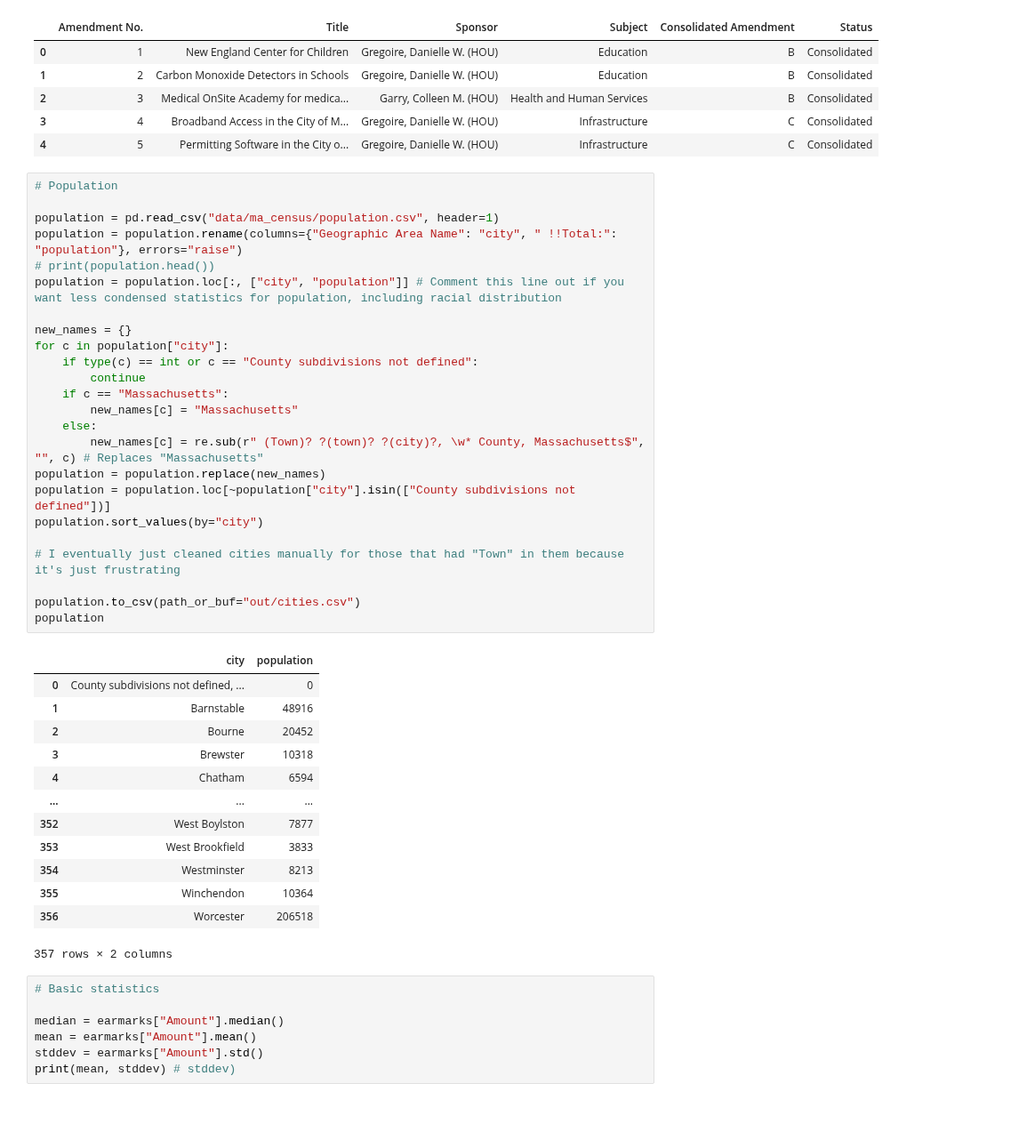
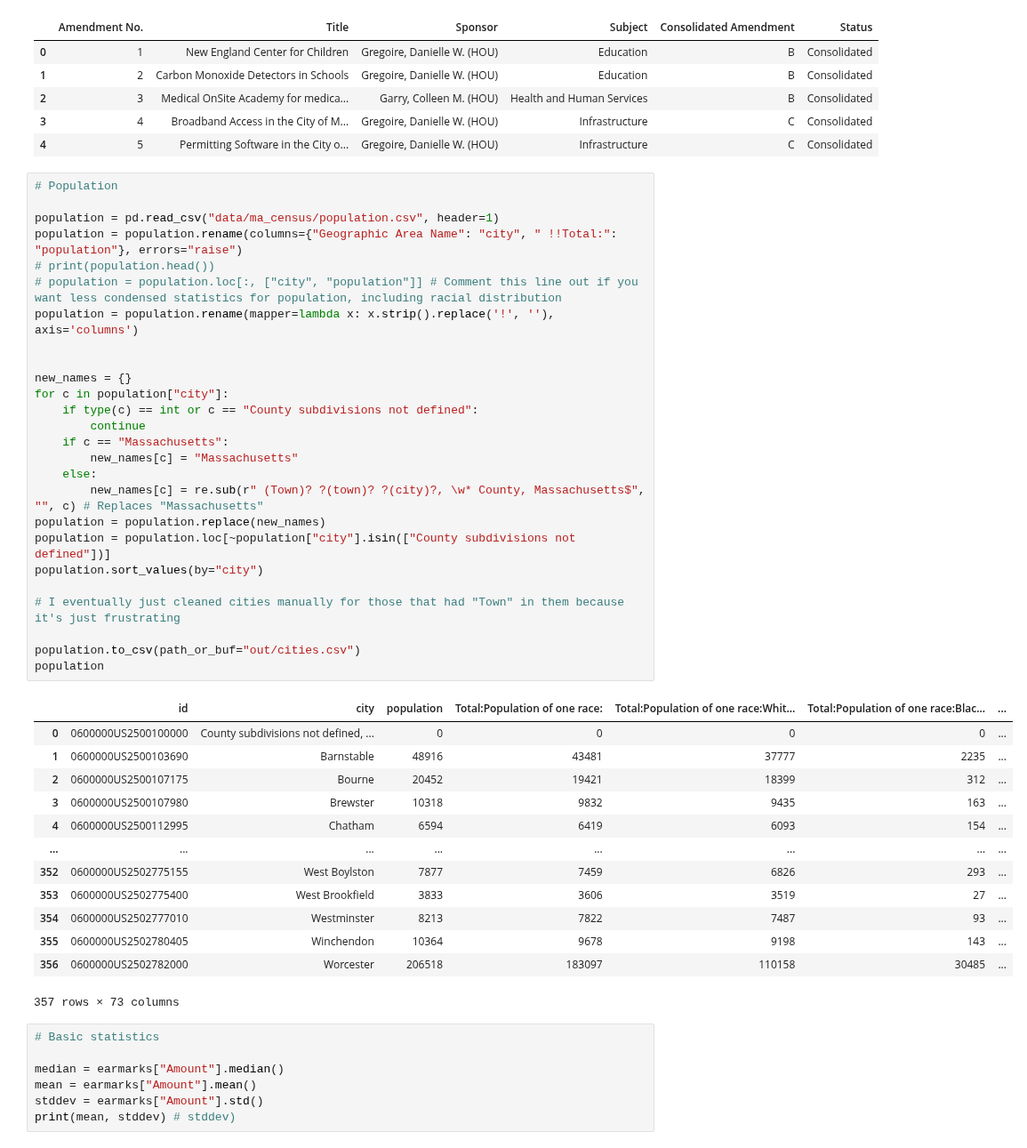
Before and after one commit to specificlanguage/gbh_earmarks, a Jupyter notebook: earmark_analysis.ipynb, the cells around one changed output. Shown at 89% size. Drawn from its saved outputs; the diff is of its cells as text; blank space fills up the shorter version.

```diff
--- a/earmark_analysis.ipynb
+++ b/earmark_analysis.ipynb
@@ -36,41 +36,43 @@ amendment_proposers.head()
 # %%
 # Population
 
 population = pd.read_csv("data/ma_census/population.csv", header=1)
 population = population.rename(columns={"Geographic Area Name": "city", " !!Total:": "population"}, errors="raise")
 # print(population.head())
-population = population.loc[:, ["city", "population"]] # Comment this line out if you want less condensed statistics for population, including racial distribution
+# population = population.loc[:, ["city", "population"]] # Comment this line out if you want less condensed statistics for population, including racial distribution
+population = population.rename(mapper=lambda x: x.strip().replace('!', ''), axis='columns')
+
 
 new_names = {}
 for c in population["city"]:
     if type(c) == int or c == "County subdivisions not defined":
         continue
     if c == "Massachusetts":
         new_names[c] = "Massachusetts"
     else:
         new_names[c] = re.sub(r" (Town)? ?(town)? ?(city)?, \w* County, Massachusetts$", "", c) # Replaces "Massachusetts"
 population = population.replace(new_names)
 population = population.loc[~population["city"].isin(["County subdivisions not defined"])]
 population.sort_values(by="city")
 
 # I eventually just cleaned cities manually for those that had "Town" in them because it's just frustrating
 
 population.to_csv(path_or_buf="out/cities.csv")
 population
 # %% [output]
-|  | city | population |
-| 0 | County subdivisions not defined, ... | 0 |
-| 1 | Barnstable | 48916 |
-| 2 | Bourne | 20452 |
-| 3 | Brewster | 10318 |
-| 4 | Chatham | 6594 |
-| ... | ... | ... |
-| 352 | West Boylston | 7877 |
-| 353 | West Brookfield | 3833 |
-| 354 | Westminster | 8213 |
-| 355 | Winchendon | 10364 |
-| 356 | Worcester | 206518 |
+|  | id | city | population | Total:Population of one race: | Total:Population of one race:Whit... | Total:Population of one race:Blac... | ... |
+| 0 | 0600000US2500100000 | County subdivisions not defined, ... | 0 | 0 | 0 | 0 | ... |
+| 1 | 0600000US2500103690 | Barnstable | 48916 | 43481 | 37777 | 2235 | ... |
+| 2 | 0600000US2500107175 | Bourne | 20452 | 19421 | 18399 | 312 | ... |
+| 3 | 0600000US2500107980 | Brewster | 10318 | 9832 | 9435 | 163 | ... |
+| 4 | 0600000US2500112995 | Chatham | 6594 | 6419 | 6093 | 154 | ... |
+| ... | ... | ... | ... | ... | ... | ... | ... |
+| 352 | 0600000US2502775155 | West Boylston | 7877 | 7459 | 6826 | 293 | ... |
+| 353 | 0600000US2502775400 | West Brookfield | 3833 | 3606 | 3519 | 27 | ... |
+| 354 | 0600000US2502777010 | Westminster | 8213 | 7822 | 7487 | 93 | ... |
+| 355 | 0600000US2502780405 | Winchendon | 10364 | 9678 | 9198 | 143 | ... |
+| 356 | 0600000US2502782000 | Worcester | 206518 | 183097 | 110158 | 30485 | ... |
-357 rows × 2 columns
+357 rows × 73 columns
 # %%
 # Basic statistics
 
```
Also changed, not shown: 1 other file.
